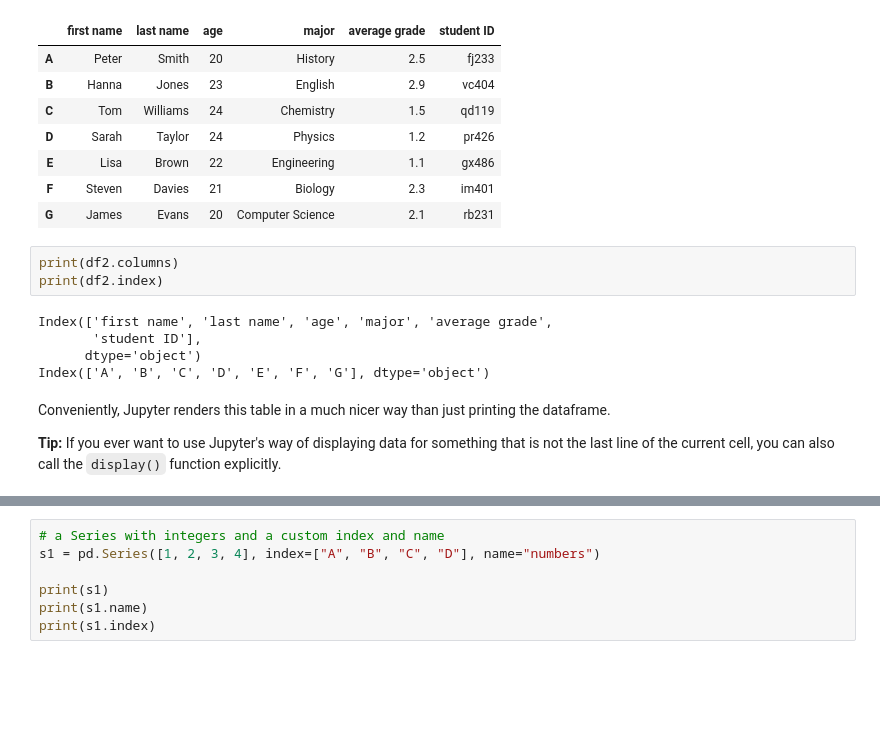
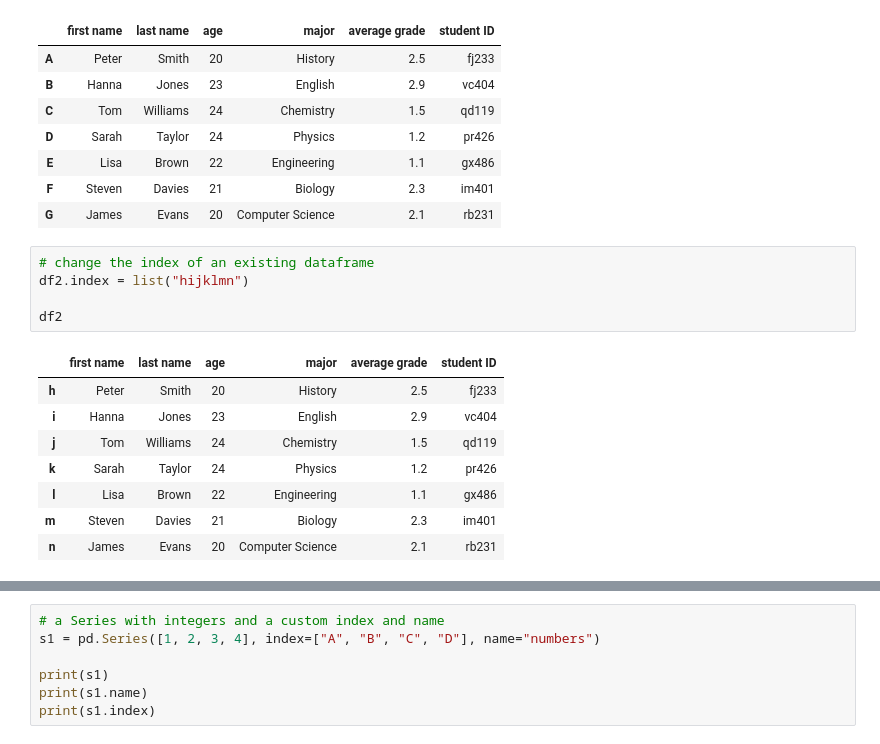
Before and after one commit to kierandidi/python_for_scientists, a Jupyter notebook: notebooks/07_pandas_basics.ipynb, the cells around one changed output, grey strips where cells are left out. Drawn from its saved outputs; the diff is of its cells as text; blank space fills up the shorter version.

```diff
--- a/notebooks/07_pandas_basics.ipynb
+++ b/notebooks/07_pandas_basics.ipynb
@@ -120,15 +136,17 @@ df2
 | E | Lisa | Brown | 22 | Engineering | 1.1 | gx486 |
 | F | Steven | Davies | 21 | Biology | 2.3 | im401 |
 | G | James | Evans | 20 | Computer Science | 2.1 | rb231 |
-# %%
-print(df2.columns)
-print(df2.index)
-# %% [output]
-Index(['first name', 'last name', 'age', 'major', 'average grade',
-       'student ID'],
-      dtype='object')
-Index(['A', 'B', 'C', 'D', 'E', 'F', 'G'], dtype='object')
-# %% [markdown]
-Conveniently, Jupyter renders this table in a much nicer way than just printing the dataframe.
-
-**Tip:** If you ever want to use Jupyter's way of displaying data for something that is not the last line of the current cell, you can also call the `display()` function explicitly.
+# %%
+# change the index of an existing dataframe
+df2.index = list("hijklmn")
+
+df2
+# %% [output]
+|  | first name | last name | age | major | average grade | student ID |
+| h | Peter | Smith | 20 | History | 2.5 | fj233 |
+| i | Hanna | Jones | 23 | English | 2.9 | vc404 |
+| j | Tom | Williams | 24 | Chemistry | 1.5 | qd119 |
+| k | Sarah | Taylor | 24 | Physics | 1.2 | pr426 |
+| l | Lisa | Brown | 22 | Engineering | 1.1 | gx486 |
+| m | Steven | Davies | 21 | Biology | 2.3 | im401 |
+| n | James | Evans | 20 | Computer Science | 2.1 | rb231 |
```
Also changed, not shown: parts of 20 cells of this notebook.
